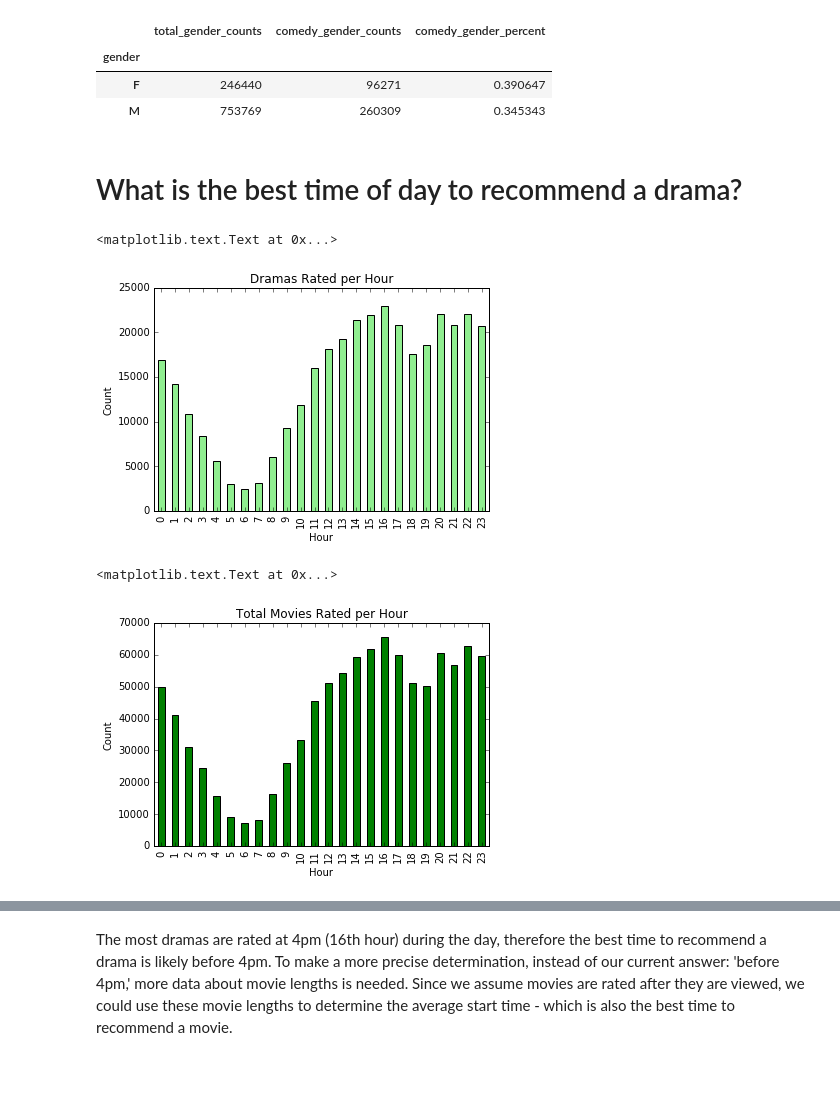
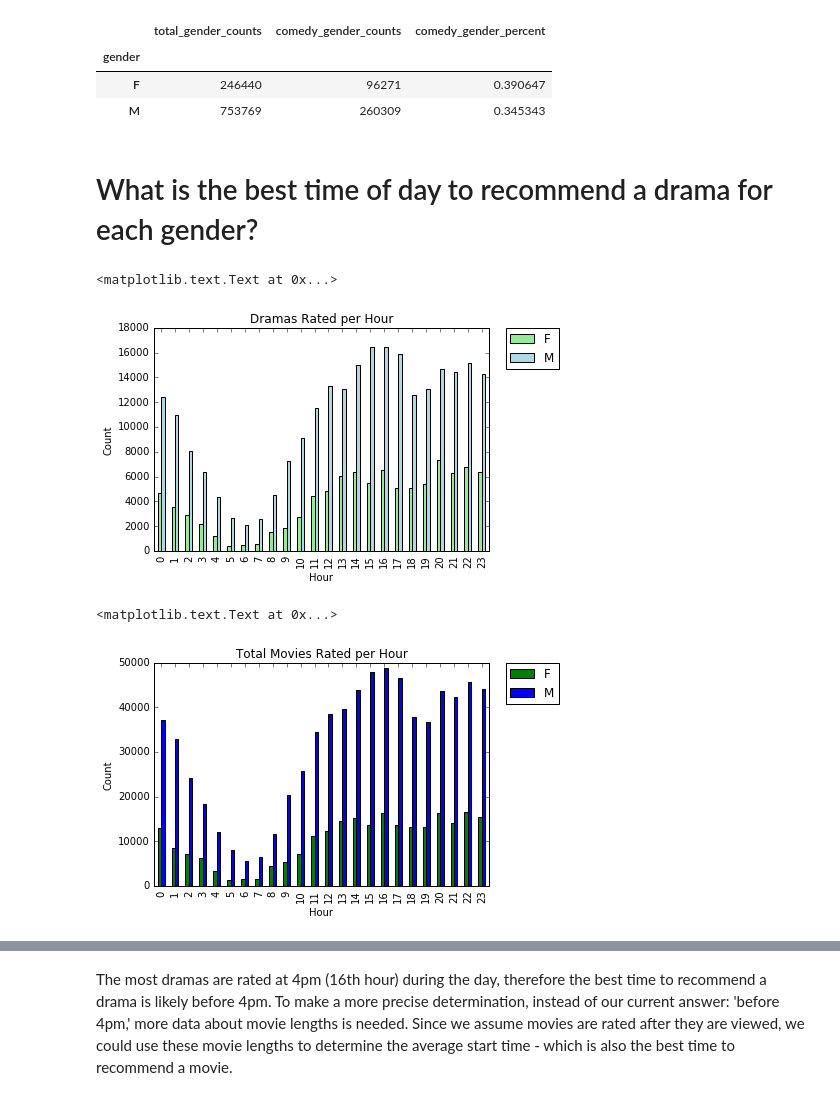
Before and after one commit to awkweb/DS501, a Jupyter notebook: 2/CaseStudy2.ipynb, the cells around one changed output, grey strips where cells are left out. Cells and saved outputs as stored; diff of their text form; code cells hidden in the pictures; blank space fills up the shorter version.

```diff
--- a/2/CaseStudy2.ipynb
+++ b/2/CaseStudy2.ipynb
@@ -1460,7 +1484,7 @@ gender_counts
 | F | 246440 | 96271 | 0.390647 |
 | M | 753769 | 260309 | 0.345343 |
 # %% [markdown]
-# What is the best time of day to recommend a drama?
+# What is the best time of day to recommend a drama for each gender?
 # %%
 import time
 
@@ -1478,20 +1502,20 @@ data['drama'] = drama_series
 
 drama_data = data.ix[data['drama'] == True]
 # %%
-drama_ratings_per_hours=drama_data.pivot_table('title', index='hour', aggfunc='count')
-drama_ratings_per_hours.plot(kind='bar', color='lightgreen')
+drama_ratings_per_hours=drama_data.pivot_table('title', index='hour', columns = 'gender', aggfunc='count')
+drama_ratings_per_hours.plot(kind='bar', color=['lightgreen','lightblue']).legend(bbox_to_anchor=(1.05, 1), loc=2, borderaxespad=0.)
 plt.title('Dramas Rated per Hour')
 plt.ylabel('Count')
 plt.xlabel('Hour')
 # %% [output]
 <matplotlib.text.Text at 0x...>
-[figure, old version]
+[figure, new version]
 # %%
-movie_ratings_per_hours=data.pivot_table('title', index='hour', aggfunc='count')
-movie_ratings_per_hours.plot(kind='bar', color='green')
+movie_ratings_per_hours=data.pivot_table('title', index='hour', columns = 'gender', aggfunc='count')
+movie_ratings_per_hours.plot(kind='bar', color=['green','blue']).legend(bbox_to_anchor=(1.05, 1), loc=2, borderaxespad=0.)
 plt.title('Total Movies Rated per Hour')
 plt.ylabel('Count')
 plt.xlabel('Hour')
 # %% [output]
 <matplotlib.text.Text at 0x...>
-[figure, old version]
+[figure, new version]
```
Also changed, not shown: parts of 7 cells of this notebook, 1 other file.
